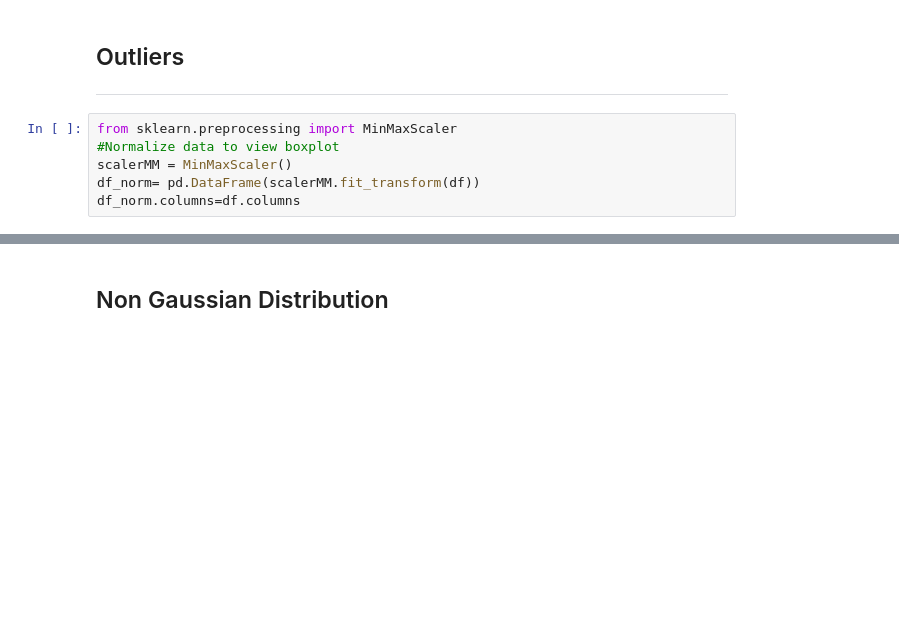
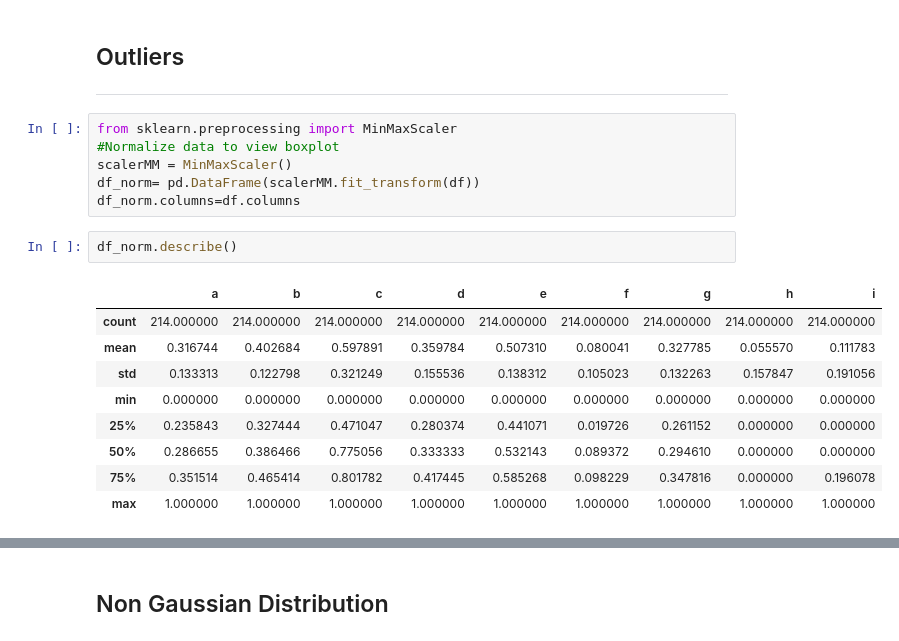
Before and after one commit to chongweelow/ACEassignment, a Jupyter notebook: Ace_Digital_Assignment_Question_1.ipynb, the cells around one changed output, grey strips where cells are left out. Drawn from its saved outputs; the diff is of its cells as text; blank space fills up the shorter version.

```diff
--- a/Ace_Digital_Assignment_Question_1.ipynb
+++ b/Ace_Digital_Assignment_Question_1.ipynb
@@ -234,6 +234,18 @@ from sklearn.preprocessing import MinMaxScaler
 scalerMM = MinMaxScaler()
 df_norm= pd.DataFrame(scalerMM.fit_transform(df))
 df_norm.columns=df.columns
+# %%
+df_norm.describe()
+# %% [output]
+|  | a | b | c | d | e | f | g | h | i |
+| count | 214.000000 | 214.000000 | 214.000000 | 214.000000 | 214.000000 | 214.000000 | 214.000000 | 214.000000 | 214.000000 |
+| mean | 0.316744 | 0.402684 | 0.597891 | 0.359784 | 0.507310 | 0.080041 | 0.327785 | 0.055570 | 0.111783 |
+| std | 0.133313 | 0.122798 | 0.321249 | 0.155536 | 0.138312 | 0.105023 | 0.132263 | 0.157847 | 0.191056 |
+| min | 0.000000 | 0.000000 | 0.000000 | 0.000000 | 0.000000 | 0.000000 | 0.000000 | 0.000000 | 0.000000 |
+| 25% | 0.235843 | 0.327444 | 0.471047 | 0.280374 | 0.441071 | 0.019726 | 0.261152 | 0.000000 | 0.000000 |
+| 50% | 0.286655 | 0.386466 | 0.775056 | 0.333333 | 0.532143 | 0.089372 | 0.294610 | 0.000000 | 0.000000 |
+| 75% | 0.351514 | 0.465414 | 0.801782 | 0.417445 | 0.585268 | 0.098229 | 0.347816 | 0.000000 | 0.196078 |
+| max | 1.000000 | 1.000000 | 1.000000 | 1.000000 | 1.000000 | 1.000000 | 1.000000 | 1.000000 | 1.000000 |
 # %%
 df_norm.sample(5)
 # %% [output]
```
Also changed, not shown: parts of 5 cells of this notebook.
